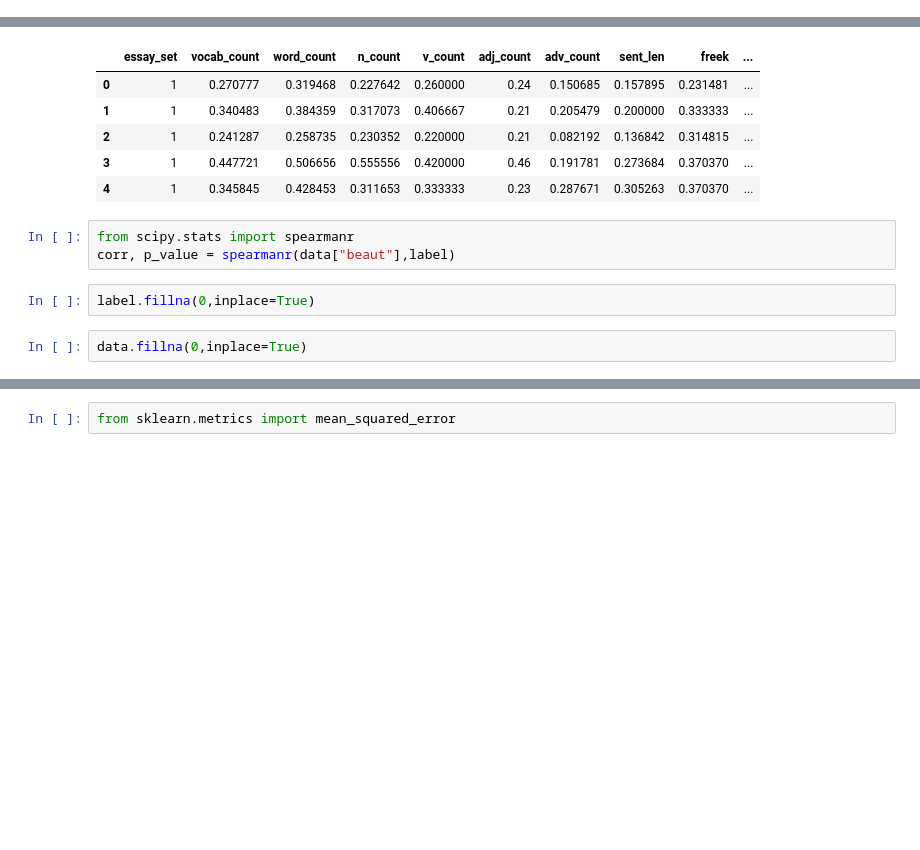
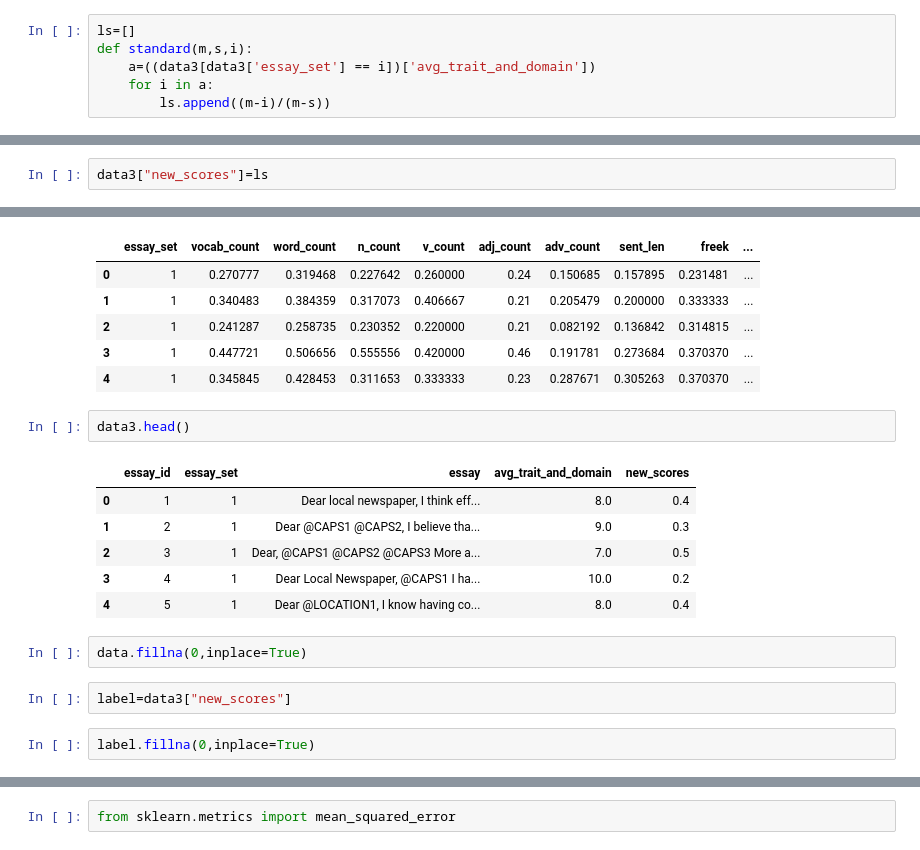
Before and after one commit to piyush-98/Automatic_grading, a Jupyter notebook: code/estimator.ipynb, the cells around one changed output, grey strips where cells are left out. Cells and saved outputs as stored; diff of their text form; blank space fills up the shorter version.

```diff
--- a/code/estimator.ipynb
+++ b/code/estimator.ipynb
@@ -50,0 +61,6 @@ label=data3["avg_trait_and_domain"]
+# %%
+ls=[]
+def standard(m,s,i):
+    a=((data3[data3['essay_set'] == i])['avg_trait_and_domain'])
+    for i in a:
+        ls.append((m-i)/(m-s))
@@ -51,3 +82,5 @@ label=data3["avg_trait_and_domain"]
+# %%
+data3["new_scores"]=ls
 # %%
 del data["avg_trait_and_domain"]
 # %%
@@ -61,10 +94,18 @@ data.head()
 | 2 | 1 | 0.241287 | 0.258735 | 0.230352 | 0.220000 | 0.21 | 0.082192 | 0.136842 | 0.314815 | ... |
 | 3 | 1 | 0.447721 | 0.506656 | 0.555556 | 0.420000 | 0.46 | 0.191781 | 0.273684 | 0.370370 | ... |
 | 4 | 1 | 0.345845 | 0.428453 | 0.311653 | 0.333333 | 0.23 | 0.287671 | 0.305263 | 0.370370 | ... |
-# %%
-from scipy.stats import spearmanr
-corr, p_value = spearmanr(data["beaut"],label)
+# %%
+data3.head()
+# %% [output]
+|  | essay_id | essay_set | essay | avg_trait_and_domain | new_scores |
+| 0 | 1 | 1 | Dear local newspaper, I think eff... | 8.0 | 0.4 |
+| 1 | 2 | 1 | Dear @CAPS1 @CAPS2, I believe tha... | 9.0 | 0.3 |
+| 2 | 3 | 1 | Dear, @CAPS1 @CAPS2 @CAPS3 More a... | 7.0 | 0.5 |
+| 3 | 4 | 1 | Dear Local Newspaper, @CAPS1 I ha... | 10.0 | 0.2 |
+| 4 | 5 | 1 | Dear @LOCATION1, I know having co... | 8.0 | 0.4 |
+# %%
+data.fillna(0,inplace=True)
+# %%
+label=data3["new_scores"]
 # %%
 label.fillna(0,inplace=True)
-# %%
-data.fillna(0,inplace=True)
```
Also changed, not shown: parts of 19 cells of this notebook.
